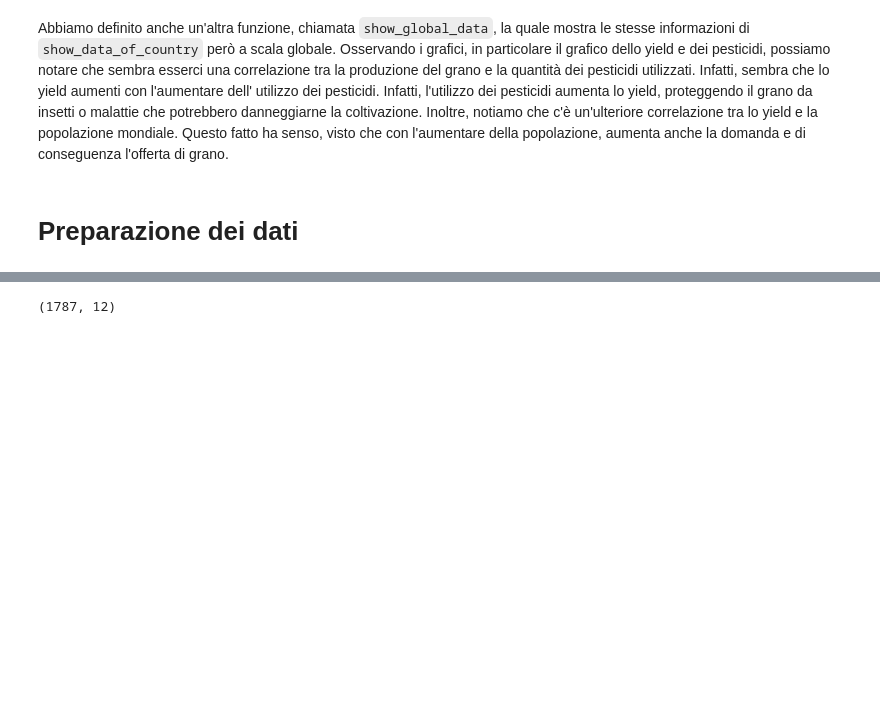
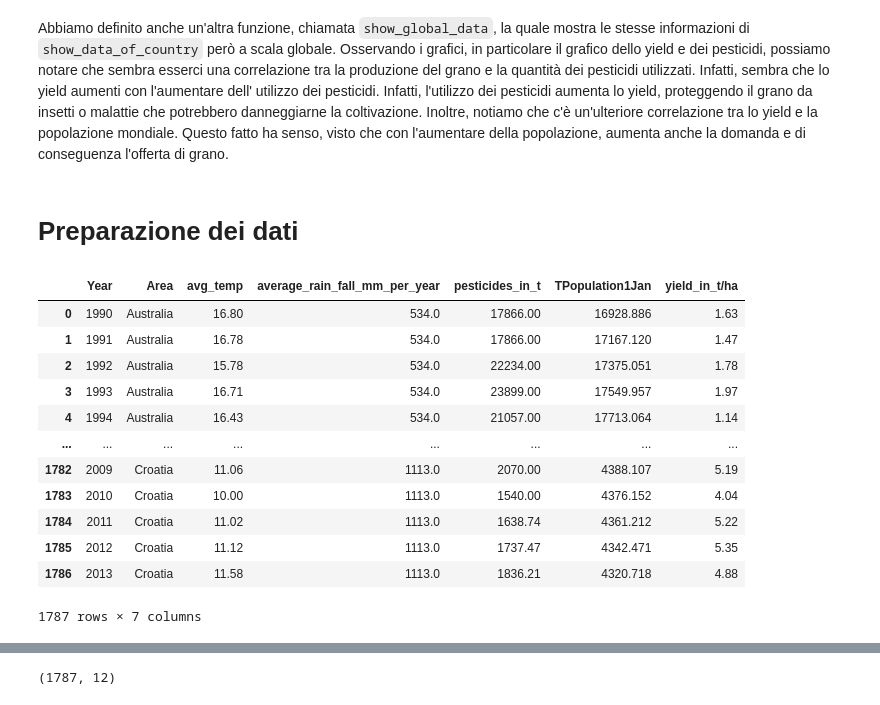
Before and after one commit to eduardalexandrut/WheatYieldPredictor, a Jupyter notebook: WheatPricePredictor.ipynb, the cells around one changed output, grey strips where cells are left out. Drawn from its saved outputs; the diff is of its cells as text; code cells hidden in the pictures; blank space fills up the shorter version.

```diff
--- a/WheatPricePredictor.ipynb
+++ b/WheatPricePredictor.ipynb
@@ -772,3 +777,20 @@ from sklearn.metrics import mean_absolute_error, mean_squared_error, r2_score, m
+# %%
+data = data.drop(columns=['yield_in_hg/ha'])
+data
+# %% [output]
+|  | Year | Area | avg_temp | average_rain_fall_mm_per_year | pesticides_in_t | TPopulation1Jan | yield_in_t/ha |
+| 0 | 1990 | Australia | 16.80 | 534.0 | 17866.00 | 16928.886 | 1.63 |
+| 1 | 1991 | Australia | 16.78 | 534.0 | 17866.00 | 17167.120 | 1.47 |
+| 2 | 1992 | Australia | 15.78 | 534.0 | 22234.00 | 17375.051 | 1.78 |
+| 3 | 1993 | Australia | 16.71 | 534.0 | 23899.00 | 17549.957 | 1.97 |
+| 4 | 1994 | Australia | 16.43 | 534.0 | 21057.00 | 17713.064 | 1.14 |
+| ... | ... | ... | ... | ... | ... | ... | ... |
+| 1782 | 2009 | Croatia | 11.06 | 1113.0 | 2070.00 | 4388.107 | 5.19 |
+| 1783 | 2010 | Croatia | 10.00 | 1113.0 | 1540.00 | 4376.152 | 4.04 |
+| 1784 | 2011 | Croatia | 11.02 | 1113.0 | 1638.74 | 4361.212 | 5.22 |
+| 1785 | 2012 | Croatia | 11.12 | 1113.0 | 1737.47 | 4342.471 | 5.35 |
+| 1786 | 2013 | Croatia | 11.58 | 1113.0 | 1836.21 | 4320.718 | 4.88 |
+1787 rows × 7 columns
 # %%
 def add_lagged_features(df, lag=1):
     # Lista delle colonne per cui vogliamo aggiungere le feature lag
```
Also changed, not shown: parts of 9 cells of this notebook.
